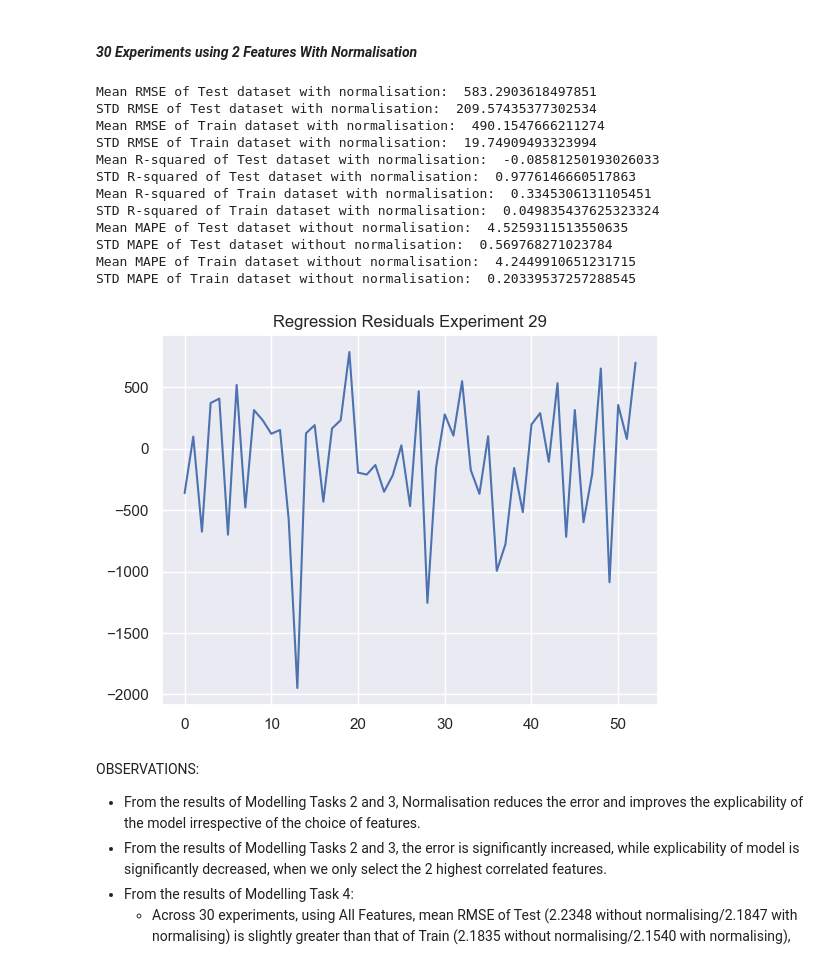
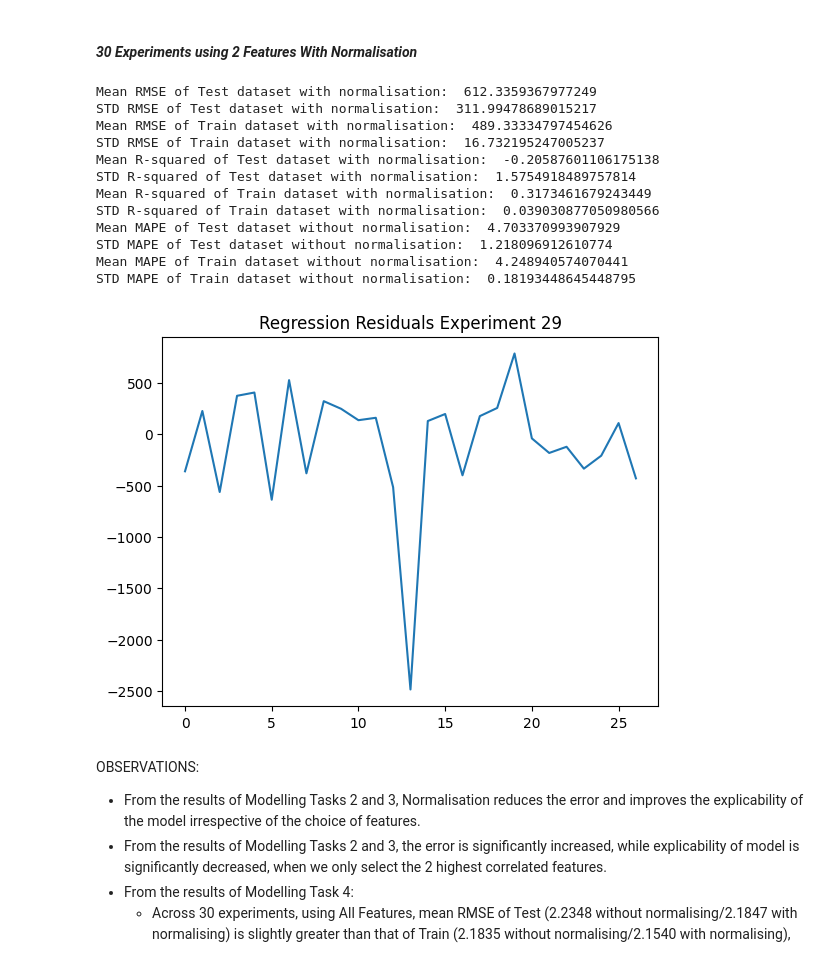
Before and after one commit to Z5429/ZZSC9020-Group-P, a Jupyter notebook: src/linear_model_john.ipynb, the cells around one changed output. Drawn from its saved outputs; the diff is of its cells as text; code cells hidden in the pictures.

```diff
--- a/src/linear_model_john.ipynb
+++ b/src/linear_model_john.ipynb
@@ -755,49 +755,49 @@ mkdir_p(figure_dir)
 
 # Set maximum number of experiments, train split ratio, normalisation flag
 max_experiments = 30
-train_split = 0.6
+train_split = 0.8
 norm_flag = True
 
 # Execute Linear Regression experiment
 _, mean_rmse_test, std_rmse_test, \
     _, mean_rsq_test, std_rsq_test, \
     _, mean_mape_test, std_mape_test, \
     _, mean_rmse_train, std_rmse_train, \
     _, mean_rsq_train, std_rsq_train, \
     _, mean_mape_train, std_mape_train, _ = run_experiments(
                                                         features,
                                                         response,
                                                         norm_flag,
                                                         max_experiments,
                                                         train_split,
                                                         figure_dir )
 
 print('Mean RMSE of Test dataset with normalisation: ', mean_rmse_test)
 print('STD RMSE of Test dataset with normalisation: ', std_rmse_test)
 print('Mean RMSE of Train dataset with normalisation: ', mean_rmse_train)
 print('STD RMSE of Train dataset with normalisation: ', std_rmse_train)
 print('Mean R-squared of Test dataset with normalisation: ', mean_rsq_test)
 print('STD R-squared of Test dataset with normalisation: ', std_rsq_test)
 print('Mean R-squared of Train dataset with normalisation: ', mean_rsq_train)
 print('STD R-squared of Train dataset with normalisation: ', std_rsq_train)
 print('Mean MAPE of Test dataset without normalisation: ', mean_mape_test)
 print('STD MAPE of Test dataset without normalisation: ', std_mape_test)
 print('Mean MAPE of Train dataset without normalisation: ', mean_mape_train)
 print('STD MAPE of Train dataset without normalisation: ', std_mape_train)
 # %% [output]
-Mean RMSE of Test dataset with normalisation:  583.2903618497851
-STD RMSE of Test dataset with normalisation:  209.57435377302534
-Mean RMSE of Train dataset with normalisation:  490.1547666211274
-STD RMSE of Train dataset with normalisation:  19.74909493323994
-Mean R-squared of Test dataset with normalisation:  -0.08581250193026033
-STD R-squared of Test dataset with normalisation:  0.9776146660517863
-Mean R-squared of Train dataset with normalisation:  0.3345306131105451
-STD R-squared of Train dataset with normalisation:  0.049835437625323324
-Mean MAPE of Test dataset without normalisation:  4.5259311513550635
-STD MAPE of Test dataset without normalisation:  0.569768271023784
-Mean MAPE of Train dataset without normalisation:  4.2449910651231715
-STD MAPE of Train dataset without normalisation:  0.20339537257288545
+Mean RMSE of Test dataset with normalisation:  612.3359367977249
+STD RMSE of Test dataset with normalisation:  311.99478689015217
+Mean RMSE of Train dataset with normalisation:  489.33334797454626
+STD RMSE of Train dataset with normalisation:  16.732195247005237
+Mean R-squared of Test dataset with normalisation:  -0.20587601106175138
+STD R-squared of Test dataset with normalisation:  1.5754918489757814
+Mean R-squared of Train dataset with normalisation:  0.3173461679243449
+STD R-squared of Train dataset with normalisation:  0.039030877050980566
+Mean MAPE of Test dataset without normalisation:  4.703370993907929
+STD MAPE of Test dataset without normalisation:  1.218096912610774
+Mean MAPE of Train dataset without normalisation:  4.248940574070441
+STD MAPE of Train dataset without normalisation:  0.18193448645448795
-[figure, old version]
+[figure, new version]
 # %% [markdown]
 OBSERVATIONS:
 - From the results of Modelling Tasks 2 and 3, Normalisation reduces the error and improves the explicability of the model irrespective of the choice of features.
```
Also changed, not shown: parts of 3 cells of this notebook.
